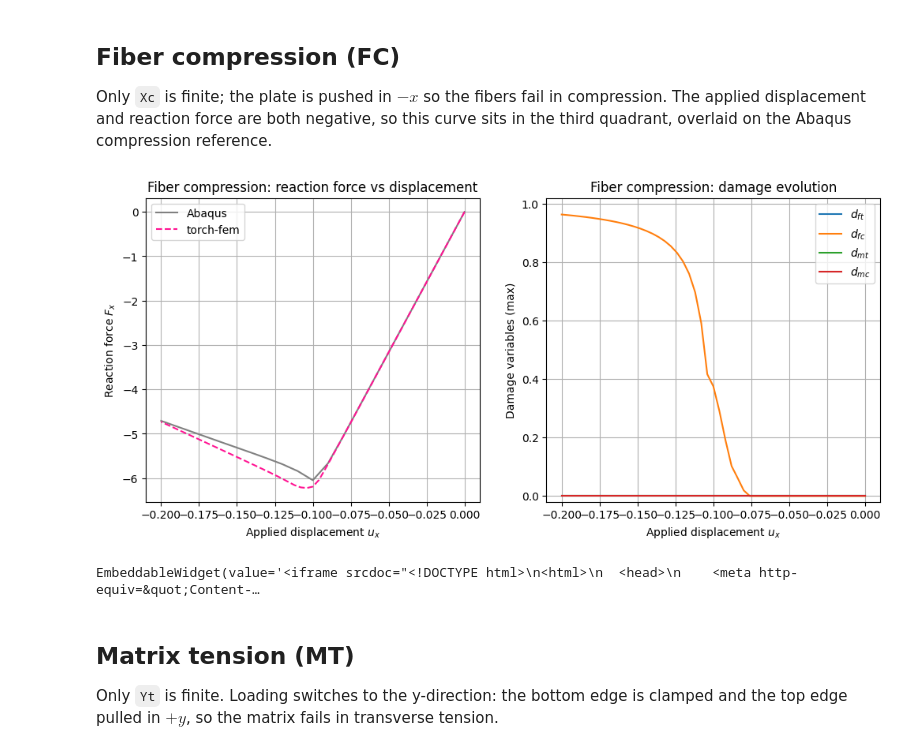
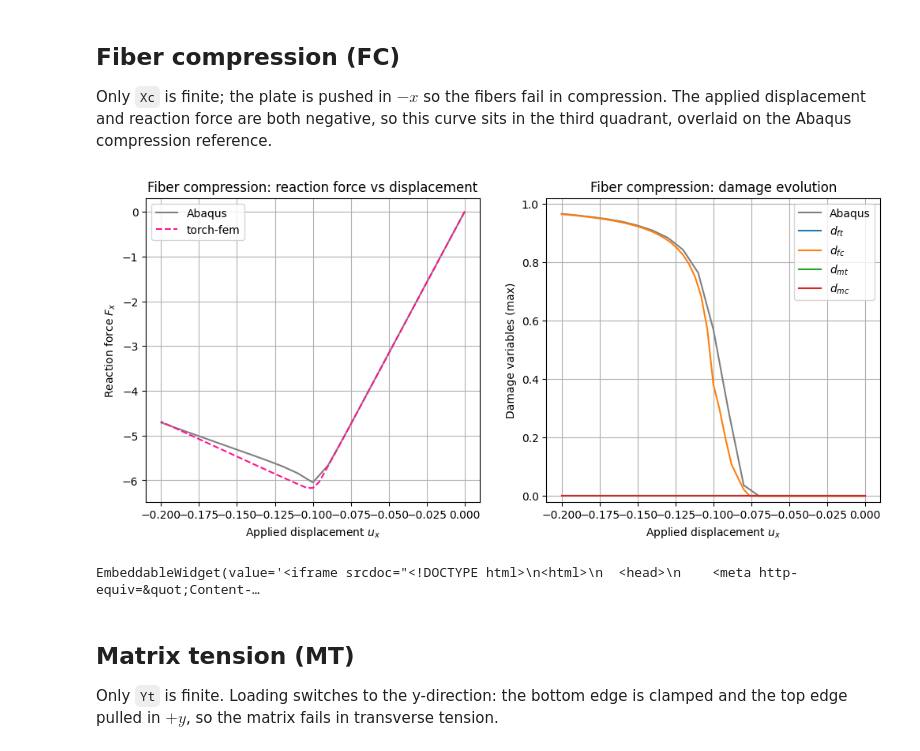
Before and after one commit to zcheshmechahi-collab/torch-fem, a Jupyter notebook: examples/basic/solid/cubesAnisotropic.ipynb, the cells around one changed output. Saved outputs shown, nothing was run; the diff lists cells and outputs as text; code cells hidden in the pictures.

```diff
--- a/examples/basic/solid/cubesAnisotropic.ipynb
+++ b/examples/basic/solid/cubesAnisotropic.ipynb
@@ -64,8 +64,10 @@ top = nodes[:, 1] == 1.0
 # Create plate
 plate = Solid(nodes, elements, material)
 
-# Fix bottom surface in z-direction to prevent rigid body motion in z.
-plate.constraints[nodes[:, 2] < 0.01, 2] = True
+# Pin u_z at three corners to remove z rigid-body motion (plane stress).
+z0 = nodes[:, 2] == 0.0
+for cx, cy in [(0.0, 0.0), (1.0, 0.0), (0.0, 1.0)]:
+    plate.constraints[z0 & (nodes[:, 0] == cx) & (nodes[:, 1] == cy), 2] = True
 
 # Fix left end
 plate.constraints[left, :2] = True
@@ -172,11 +174,12 @@ plate.material = AnisotropicDamage3D(
     S13=1e6,
     S23=1e6,
     G_ft=25.0,  # fiber-tension fracture energy
-    eta=0.02,  # viscous regularization (single, all modes)
 ).vectorize(plate.n_elem)
 
 increments = torch.linspace(0.0, 1.0, 51)
-u, f, sigma, F, state = plate.solve(increments=increments, return_intermediate=True)
+u, f, sigma, F, state = plate.solve(
+    increments=increments, return_intermediate=True, alpha=0.2
+)
 # %%
 # Reaction force and damage vs applied displacement.
 U_torch = increments * Umax
@@ -268,15 +272,15 @@ plate.material = AnisotropicDamage3D(
     S13=1e6,
     S23=1e6,
     G_fc=25.0,  # fiber-compression fracture energy
-    eta=0.02,  # viscous regularization (single, all modes)
 ).vectorize(plate.n_elem)
 
 # Apply compression
 plate.displacements[right, 0] = -Umax
 
-# Solve
 increments = torch.linspace(0.0, 1.0, 51)
-u, f, sigma, F, state = plate.solve(increments=increments, return_intermediate=True)
+u, f, sigma, F, state = plate.solve(
+    increments=increments, return_intermediate=True, alpha=0.2
+)
 # %%
 # Reaction force and damage vs applied displacement (compression -> negative).
 U_torch = -increments * Umax
@@ -289,57 +293,58 @@ d_mc = state[:, :, 7].amax(dim=1)
 # Abaqus reference.
 ref = np.array(
     [
-        [-0.00, -0.000],
-        [-0.01, -0.632],
-        [-0.02, -1.265],
-        [-0.03, -1.898],
-        [-0.04, -2.531],
-        [-0.05, -3.164],
-        [-0.06, -3.796],
-        [-0.07, -4.429],
-        [-0.08, -5.060],
-        [-0.09, -5.667],
-        [-0.10, -6.048],
-        [-0.11, -5.841],
-        [-0.12, -5.687],
-        [-0.13, -5.557],
-        [-0.14, -5.434],
-        [-0.15, -5.314],
-        [-0.16, -5.194],
-        [-0.17, -5.073],
-        [-0.18, -4.952],
-        [-0.19, -4.831],
-        [-0.20, -4.709],
+        [-0.00, -0.000, 0.000],
+        [-0.01, -0.632, 0.000],
+        [-0.02, -1.265, 0.000],
+        [-0.03, -1.898, 0.000],
+        [-0.04, -2.531, 0.000],
+        [-0.05, -3.164, 0.000],
+        [-0.06, -3.796, 0.000],
+        [-0.07, -4.429, 0.000],
+        [-0.08, -5.060, 0.037],
+        [-0.09, -5.667, 0.291],
+        [-0.10, -6.048, 0.570],
+        [-0.11, -5.841, 0.764],
+        [-0.12, -5.687, 0.843],
+        [-0.13, -5.557, 0.884],
+        [-0.14, -5.434, 0.909],
+        [-0.15, -5.314, 0.926],
+        [-0.16, -5.194, 0.939],
+        [-0.17, -5.073, 0.948],
+        [-0.18, -4.952, 0.955],
+        [-0.19, -4.831, 0.961],
+        [-0.20, -4.709, 0.966],
     ]
 )
-U_aba, RF_aba = ref[:, 0], ref[:, 1]
+U_aba, RF_aba, dfc_aba = ref[:, 0], ref[:, 1], ref[:, 2]
 
 fig, (ax1, ax2) = plt.subplots(1, 2, figsize=(12, 5))
 
 ax1.plot(U_aba, RF_aba, "-", color="gray", label="Abaqus")
 ax1.plot(U_torch, RF_torch, "--", color="deeppink", label="torch-fem")
 ax1.set_xlabel("Applied displacement $u_x$")
 ax1.set_ylabel("Reaction force $F_x$")
 ax1.set_title("Fiber compression: reaction force vs displacement")
 ax1.legend()
 ax1.grid(True)
 
+ax2.plot(U_aba, dfc_aba, "-", color="gray", label="Abaqus")
 ax2.plot(U_torch, d_ft, label="$d_{ft}$")
 ax2.plot(U_torch, d_fc, label="$d_{fc}$")
 ax2.plot(U_torch, d_mt, label="$d_{mt}$")
 ax2.plot(U_torch, d_mc, label="$d_{mc}$")
 ax2.set_xlabel("Applied displacement $u_x$")
 ax2.set_ylabel("Damage variables (max)")
 ax2.set_ylim(-0.02, 1.02)
 ax2.set_title("Fiber compression: damage evolution")
 ax2.legend()
 ax2.grid(True)
 
 plt.show()
 
 plate.plot(element_property={"d_fc": state[-1, :, 3]})
 # %% [output]
-[figure, old version]
+[figure, new version]
 EmbeddableWidget(value='<iframe srcdoc="<!DOCTYPE html>\n<html>\n  <head>\n    <meta http-equiv=&quot;Content-…
 # %% [markdown]
 ## Matrix tension (MT)
```
Also changed, not shown: parts of 5 cells of this notebook, 2 other files.
